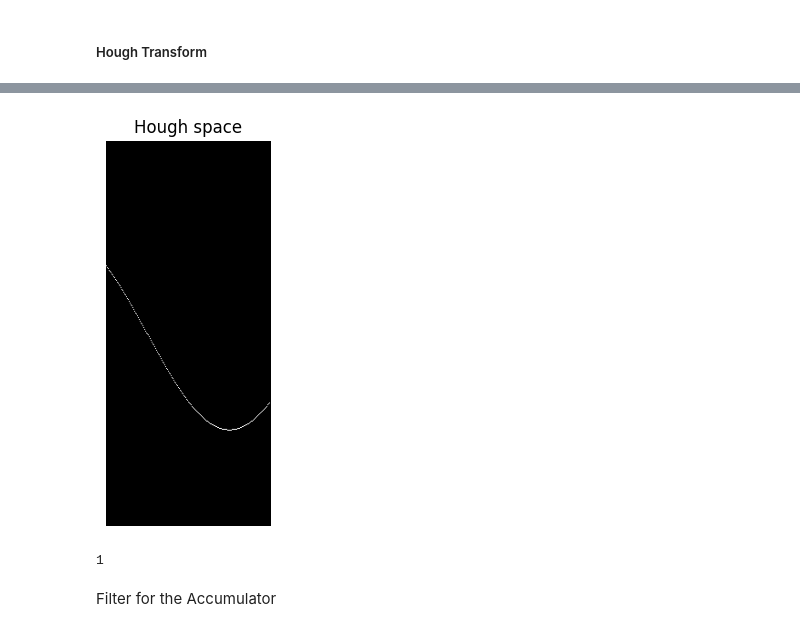
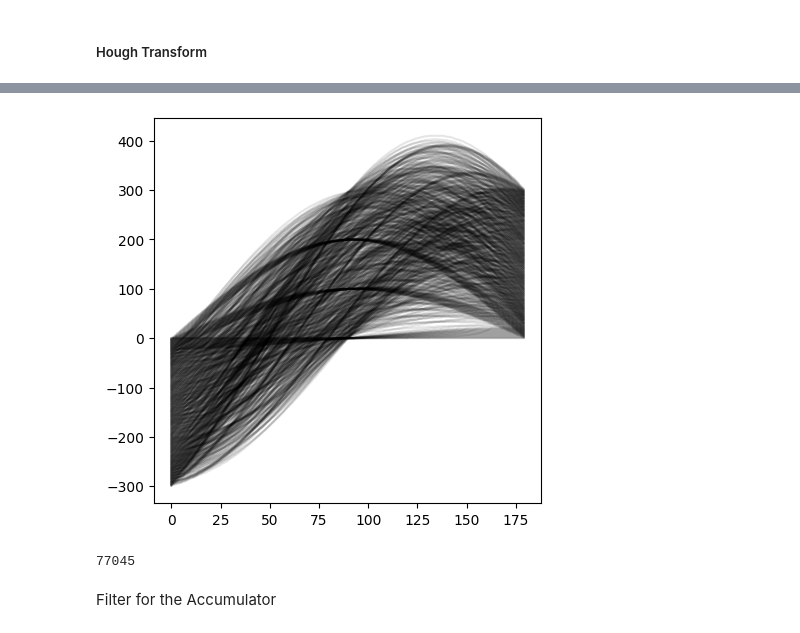
Before and after one commit to GeraGzGm/My_Courses, a Jupyter notebook: Fisrt Principles of Computer Vision/Features and Boundaries/Hough Transform/HoughTransform_LineDetection.ipynb, the cells around one changed output, grey strips where cells are left out. Drawn from its saved outputs; the diff is of its cells as text; code cells hidden in the pictures.

```diff
--- a/Fisrt Principles of Computer Vision/Features and Boundaries/Hough Transform/HoughTransform_LineDetection.ipynb
+++ b/Fisrt Principles of Computer Vision/Features and Boundaries/Hough Transform/HoughTransform_LineDetection.ipynb
@@ -65,19 +62,13 @@ error: OpenCV(4.5.2) C:\Users\runneradmin\AppData\Local\Temp\pip-req-build-vi271
 f,c = img.shape
 d = int(np.sqrt(f**2 + c**2))  #Max diatance is diagonal one
 
-num_degrees = 180
+theta = np.arange(0, 180)
+theta_rad = np.deg2rad(theta)
 
-theta = np.deg2rad(np.arange(0, 180))
 p_threshold = (-d,d)
 
-rhos = np.array([])
-thetas = np.array([])
+rhos = []
 plotting = []
 
 H = np.zeros((int(2*d), len(theta)+1)) #Hough accumulator
-
-
-H_ = {}
-#Non-zeros and sorted accumulator
-H_ = sorted(H_.items(), key=lambda x:x[1], reverse=True)
 # %%
@@ -96,8 +87,14 @@ NameError: name 'h' is not defined
-# %%
-plot_255img(H,"Hough space", [5,5])
-len(non_zero_x)
-# %% [output]
-[figure, removed]
-1
+# %%
+c = 0
+plt.rcParams['figure.figsize'] = [5,5]
+for i in rhos:
+    if c%100 == 0 :
+        plt.plot(theta,i, 'k', alpha = 0.1)
+    c += 1
+plt.show()
+len(non_zero_x)
+# %% [output]
+[figure, added]
+77045
 # %% [markdown]
 Filter for the Accumulator
```
Also changed, not shown: parts of 12 cells of this notebook.
